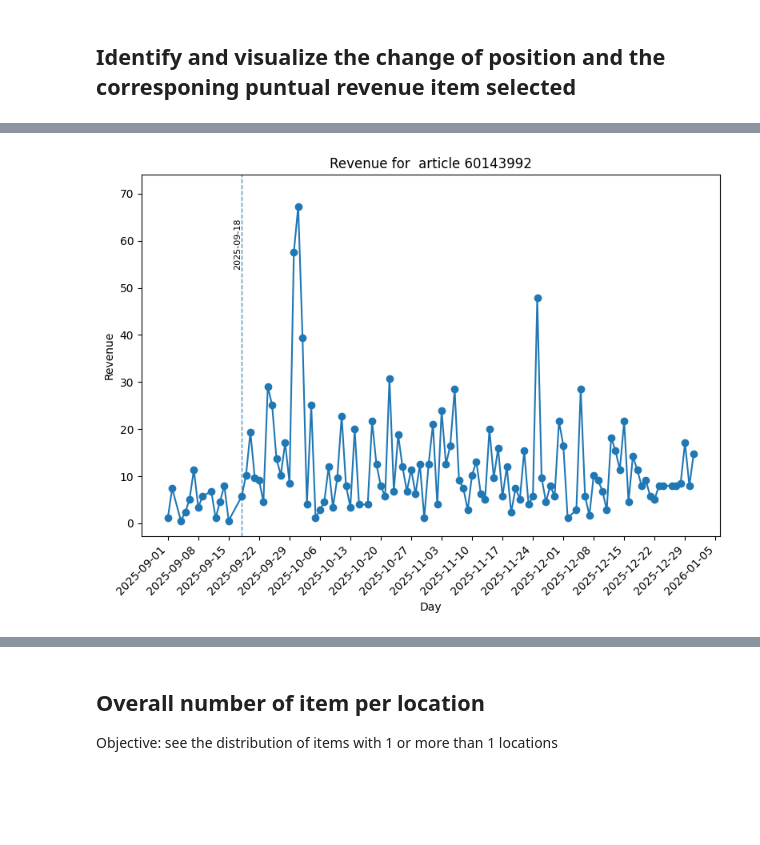
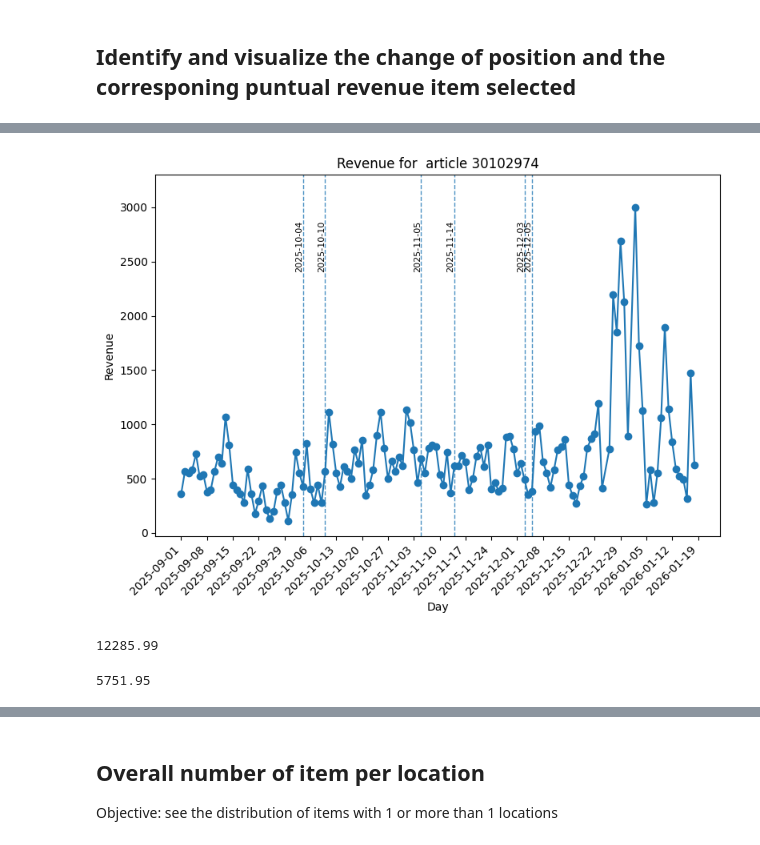
Before and after one commit to slovecchio/pmp_analysis_repo, a Jupyter notebook: Analysis_Jan_26/ArticleSingleLocationExploration.ipynb, the cells around one changed output, grey strips where cells are left out. Drawn from its saved outputs; the diff is of its cells as text; code cells hidden in the pictures; blank space fills up the shorter version.

```diff
--- a/Analysis_Jan_26/ArticleSingleLocationExploration.ipynb
+++ b/Analysis_Jan_26/ArticleSingleLocationExploration.ipynb
@@ -285,7 +297,7 @@ daily_sto_sales = sales_ams.groupby("date").agg({"revenue": "sum",
 
 
 sales_sto_weekly = sales_daily.set_index("date")\
-                            .resample("W-MON")\
+                            .resample("W-SAT")\
                             .sum()\
                             .reset_index()\
                             .rename(columns={"daily_sto_revenue": "weekly_sto_revenue",
@@ -313,10 +459,8 @@ sales_art_ts.loc[sales_art_ts.article_id==69768].head()
 # %%
-sales_art_weekly_ts = sales_art_ts.set_index('date')\
-                                    .groupby([pd.Grouper(freq='W-MON'), 'article_id'])\
-                                    .agg({"revenue":"sum","item_quantity":"sum"})\
-                                    .reset_index()\
-                                    .rename(columns={"revenue": "article_revenue_weekly",
-                                                    "item_quantity": "item_quantity_weekly"})
-# sales_art_ts["revenue_perc"] = round(sales_art_ts["revenue"]/sales_art_ts["daily_sto_revenue"],6)*100
-# sales_art_ts["quantity_perc"] = round(sales_art_ts["item_quantity"]/sales_art_ts["daily_sto_quantity"],6)*100
+#sales_art_weekly_ts = sales_art_ts.set_index('date')\
+ #                                   .groupby([pd.Grouper(freq='W-SUN'), 'article_id'])\
+ #                                   .agg({"revenue":"sum","item_quantity":"sum"})\
+  #                                  .reset_index()\
+   #                                 .rename(columns={"revenue": "article_revenue_weekly",
+   #                                                 "item_quantity": "item_quantity_weekly"})
 # %%
@@ -709,9 +864,14 @@ import matplotlib.pyplot as plt
 import matplotlib.dates as mdates
 import pandas as pd
 
-#ARTICLE = 10600756 #60143992
-ARTICLE = 458206
-end_date = "2025-12-31"   # <-- up to this day
+#ARTICLE = 60143992 #10600756 #60143992
+#ARTICLE = 458206
+## try articles conter exampl
+#ARTICLE = 458206
+
+
+ARTICLE =  458206 #30102974
+end_date = "2026-01-20"   # <-- up to this day
 
 # ---------- 1) weekly series ----------
 w = article_weekly.loc[article_weekly["article_id"] == ARTICLE, ["date", "article_revenue_weekly"]].copy()
@@ -733,7 +893,7 @@ d["loc"] = d["sales_location_id"].astype(str).str.upper().str.extract(r"(M\d{2}[
 change_dates = d.loc[d["loc"].ne(d["loc"].shift()) & d["loc"].notna() & d["loc"].shift().notna(), "date"]
 
 # map change date -> week start (Monday)
-change_weeks = change_dates.dt.to_period("W-MON").dt.start_time.unique()
+change_weeks = change_dates.dt.to_period("W-SAT").dt.start_time.unique()
 
 # ---------- 3) plot weekly + vertical lines ----------
 fig, ax = plt.subplots(figsize=(8, 4))
@@ -741,11 +901,11 @@ ax.plot(w["date"], w["article_revenue_weekly"], marker="o")
 
 ymax = w["article_revenue_weekly"].max()
 
-for cw in change_weeks:
-    ax.axvline(cw, linestyle="--", linewidth=1, alpha=0.8)
-    ax.text(pd.to_datetime(cw) - pd.Timedelta(days=1), ymax * 0.6,
-            pd.to_datetime(cw).strftime("%Y-%m-%d"),
-            rotation=90, va="bottom", ha="center", fontsize=8)
+#for cw in change_weeks:
+#    ax.axvline(cw, linestyle="--", linewidth=1, alpha=0.8)
+#    ax.text(pd.to_datetime(cw) - pd.Timedelta(days=1), ymax * 0.6,
+#            pd.to_datetime(cw).strftime("%Y-%m-%d"),
+ #           rotation=90, va="bottom", ha="center", fontsize=8)
 
 ax.xaxis.set_major_locator(mdates.WeekdayLocator(byweekday=mdates.MO, interval=1))
 ax.xaxis.set_major_formatter(mdates.DateFormatter("%Y-%m-%d"))
@@ -859,10 +1027,10 @@ import matplotlib.dates as mdates
 import pandas as pd
 
 
-ARTICLE = 60143992 #10600756 #60143992
+ARTICLE = 30102974 # 30102974 #60143992 #458206 #10600756 #60143992
 
 start_date = "2025-09-01"  # <-- from this day
-end_date = "2025-12-31"  # <-- up to this day
+end_date = "2026-01-20"  # <-- up to this day
 
 df_art = sales_art_ts.loc[sales_art_ts["article_id"] == ARTICLE,
                           ["date", "revenue", "sales_location_id"]].copy()
@@ -872,31 +1040,40 @@ df_art = df_art.sort_values("date")
 # keep only dates up to 2025-10-05
 df_art = df_art[(df_art["date"] <= pd.to_datetime(end_date)) & (df_art["date"] >= pd.to_datetime(start_date))].copy()
 
 # clean location code
 df_art["loc"] = df_art["sales_location_id"].astype(str).str.upper().str.extract(r"(M\d{2}[A-Z]\d{2})")[0]
 
 # dates where location changes vs previous row
 change_dates = df_art.loc[df_art["loc"].ne(df_art["loc"].shift()), "date"].iloc[1:]
 
 fig, ax = plt.subplots(figsize=(8,6))
 ax.plot(df_art["date"], df_art["revenue"], marker="o")
 
 ymax = df_art["revenue"].max()
 for d in change_dates:
     ax.axvline(d, linestyle="--", linewidth=1, alpha=0.8)
     ax.text(d - pd.Timedelta(days=1), ymax * 0.8, d.strftime("%Y-%m-%d"),
             rotation=90, va="bottom", ha="center", fontsize=8)
 
 ax.xaxis.set_major_locator(mdates.WeekdayLocator(byweekday=mdates.MO, interval=1))
 ax.xaxis.set_major_formatter(mdates.DateFormatter("%Y-%m-%d"))
 fig.autofmt_xdate(rotation=45, ha="right")
 
 ax.set_xlabel("Day")
 ax.set_ylabel("Revenue")
 ax.set_title(f"Revenue for  article {ARTICLE}")
 ax.set_ylim(top=ymax * 1.1)
 
 plt.tight_layout()
 plt.show()
 # %% [output]
-[figure, old version]
+[figure, new version]
+# %%
+
+display(df_art.loc[(df_art.date>='2025-12-28') &(df_art.date<'2026-01-04')].revenue.sum())
+
+
+display(df_art.loc[(df_art.date>='2026-01-04') &(df_art.date<'2026-01-11')].revenue.sum())
+# %% [output]
+12285.99
+5751.95
```
Also changed, not shown: parts of 35 cells of this notebook.
